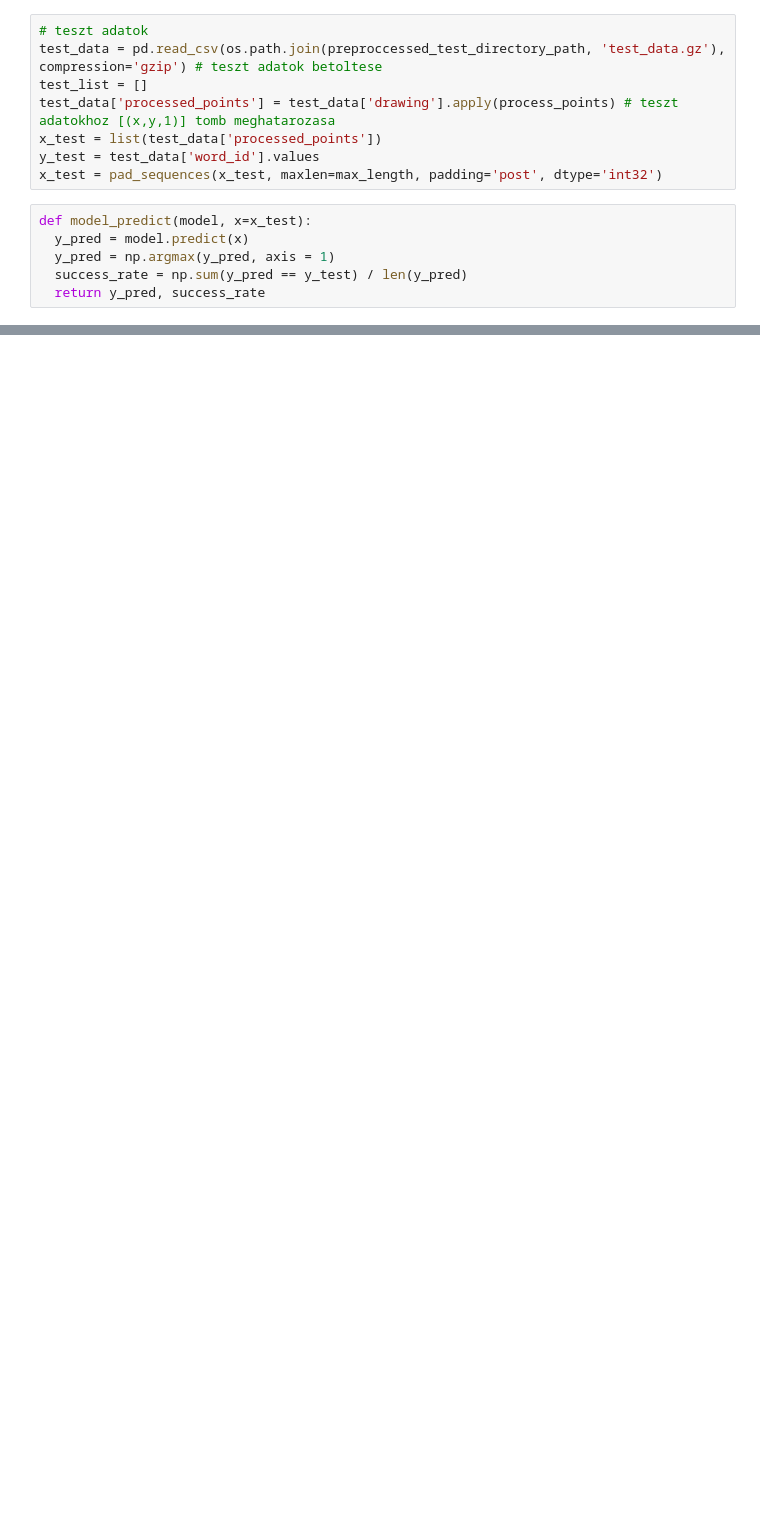
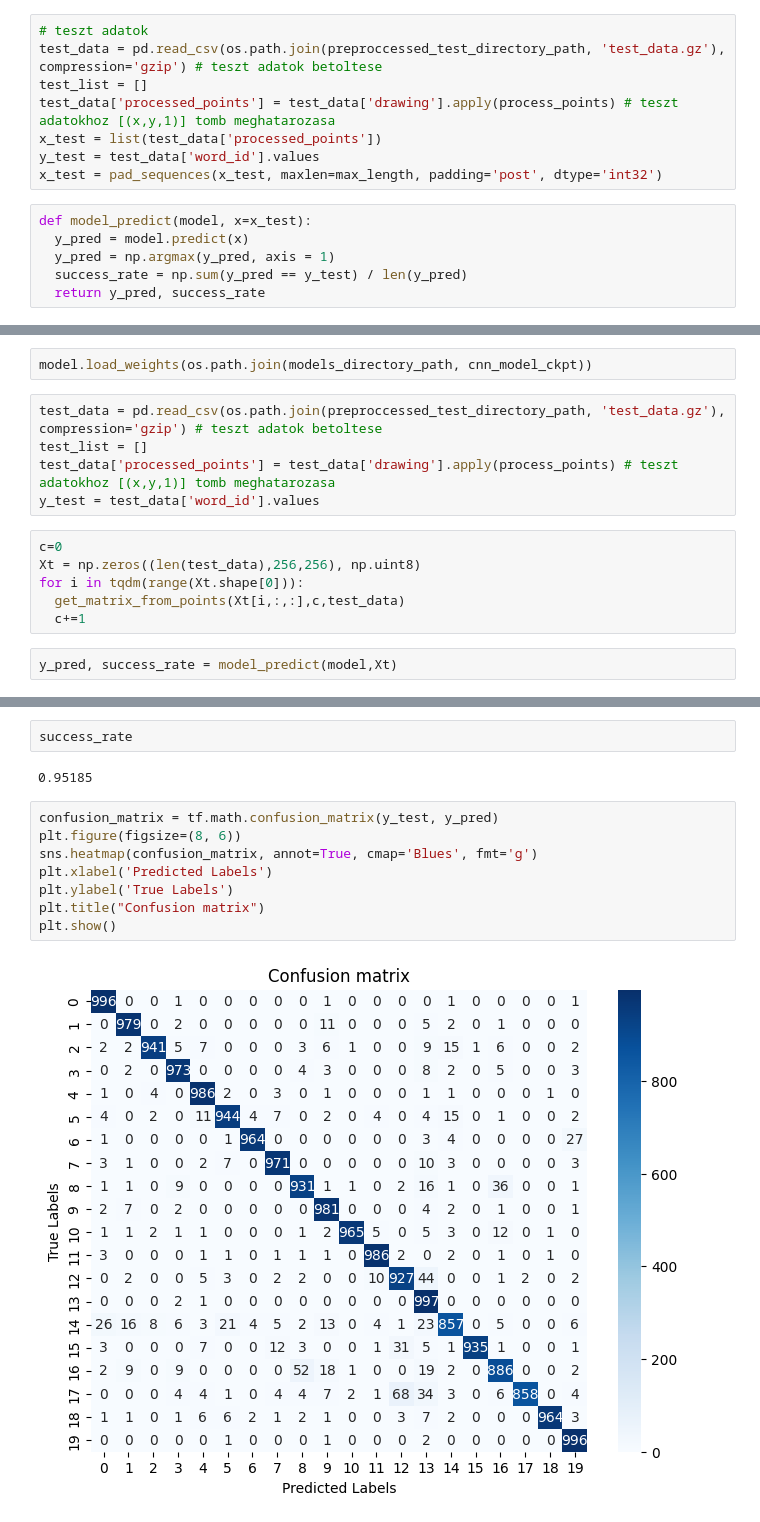
Before and after one commit to Fortuz/DrawRecognition, a Jupyter notebook: draw_recog.ipynb, the cells around one changed output, grey strips where cells are left out. Saved outputs shown, nothing was run; the diff lists cells and outputs as text; blank space fills up the shorter version.

```diff
--- a/draw_recog.ipynb
+++ b/draw_recog.ipynb
@@ -350,0 +423,15 @@ pineapple
+# %%
+model.load_weights(os.path.join(models_directory_path, cnn_model_ckpt))
+# %%
+test_data = pd.read_csv(os.path.join(preproccessed_test_directory_path, 'test_data.gz'), compression='gzip') # teszt adatok betoltese
+test_list = []
+test_data['processed_points'] = test_data['drawing'].apply(process_points) # teszt adatokhoz [(x,y,1)] tomb meghatarozasa
+y_test = test_data['word_id'].values
+# %%
+c=0
+Xt = np.zeros((len(test_data),256,256), np.uint8)
+for i in tqdm(range(Xt.shape[0])):
+  get_matrix_from_points(Xt[i,:,:],c,test_data)
+  c+=1
+# %%
+y_pred, success_rate = model_predict(model,Xt)
@@ -350,0 +440,14 @@ pineapple
+# %%
+success_rate
+# %% [output]
+0.95185
+# %%
+confusion_matrix = tf.math.confusion_matrix(y_test, y_pred)
+plt.figure(figsize=(8, 6))
+sns.heatmap(confusion_matrix, annot=True, cmap='Blues', fmt='g')
+plt.xlabel('Predicted Labels')
+plt.ylabel('True Labels')
+plt.title("Confusion matrix")
+plt.show()
+# %% [output]
+[figure, added]
```
Also changed, not shown: parts of 25 cells of this notebook.
